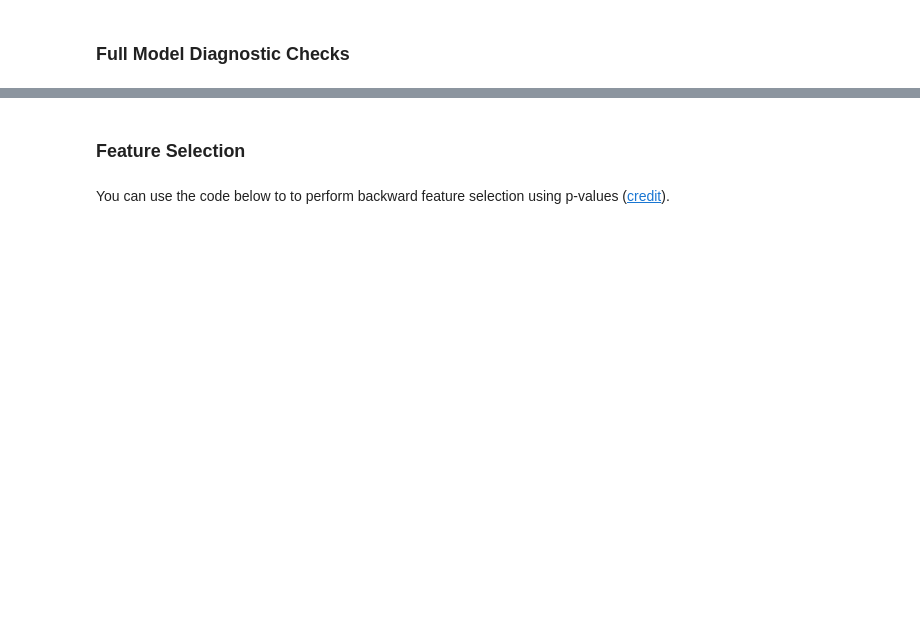
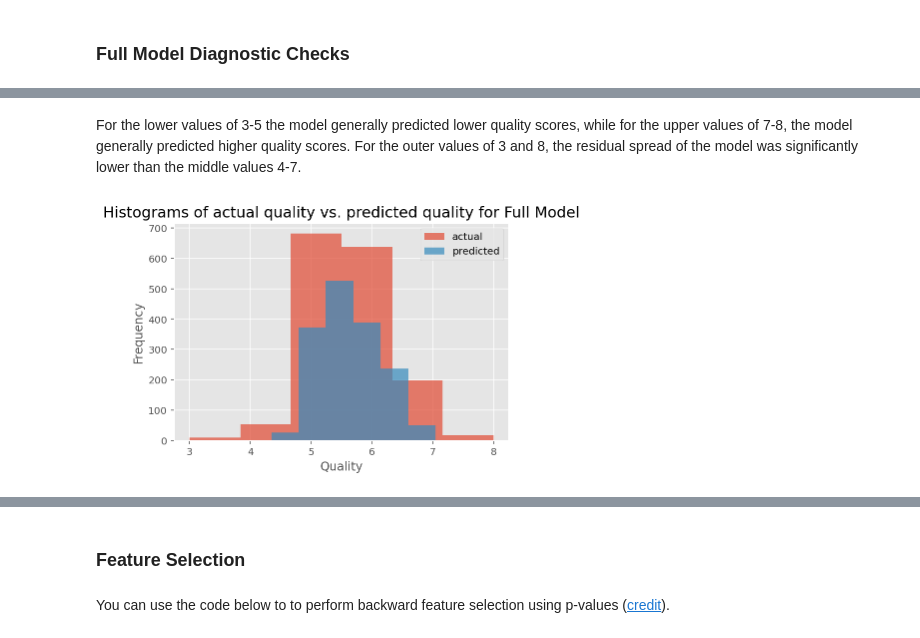
Before and after one commit to Michael-s3943224/MATH2412-Assignment, a Jupyter notebook: Phase2_Group21.ipynb, the cells around one changed output, grey strips where cells are left out. Cells and saved outputs as stored; diff of their text form; code cells hidden in the pictures; blank space fills up the shorter version.

```diff
--- a/Phase2_Group21.ipynb
+++ b/Phase2_Group21.ipynb
@@ -166,0 +192,13 @@ You need to check whether there are indications of violations of the regression
+# %% [markdown]
+For the lower values of 3-5 the model generally predicted lower quality scores, while for the upper values of 7-8, the model generally predicted higher quality scores.
+For the outer values of 3 and 8, the residual spread of the model was significantly lower than the middle values 4-7.
+# %%
+plt.hist(residuals_full['actual'], label='actual', bins=6, alpha=0.7);
+plt.hist(residuals_full['predicted'], label='predicted', bins=6, alpha=0.7);
+plt.xlabel('Quality');
+plt.ylabel('Frequency');
+plt.title('Histograms of actual quality vs. predicted quality for Full Model', fontsize=15);
+plt.legend()
+plt.show();
+# %% [output]
+[figure, added]
```
Also changed, not shown: parts of 14 cells of this notebook.
